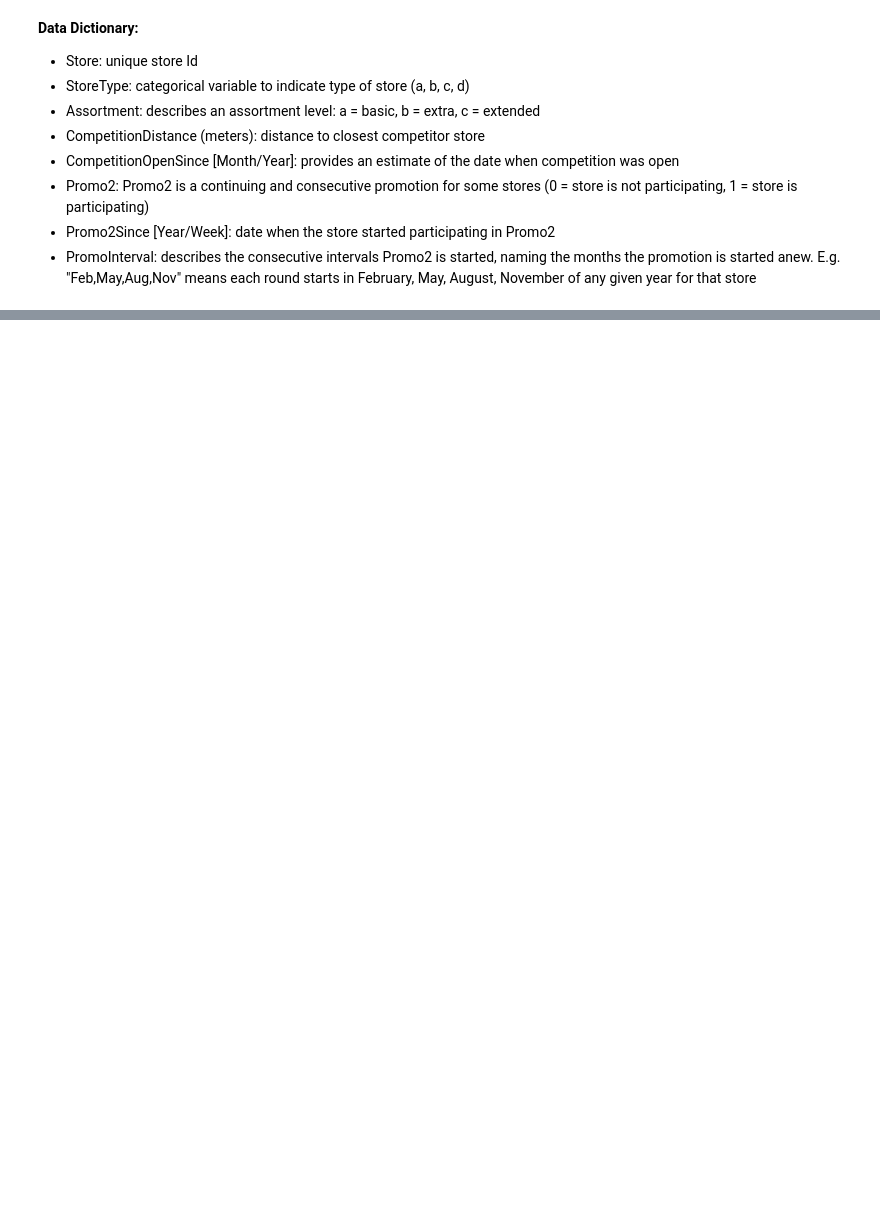
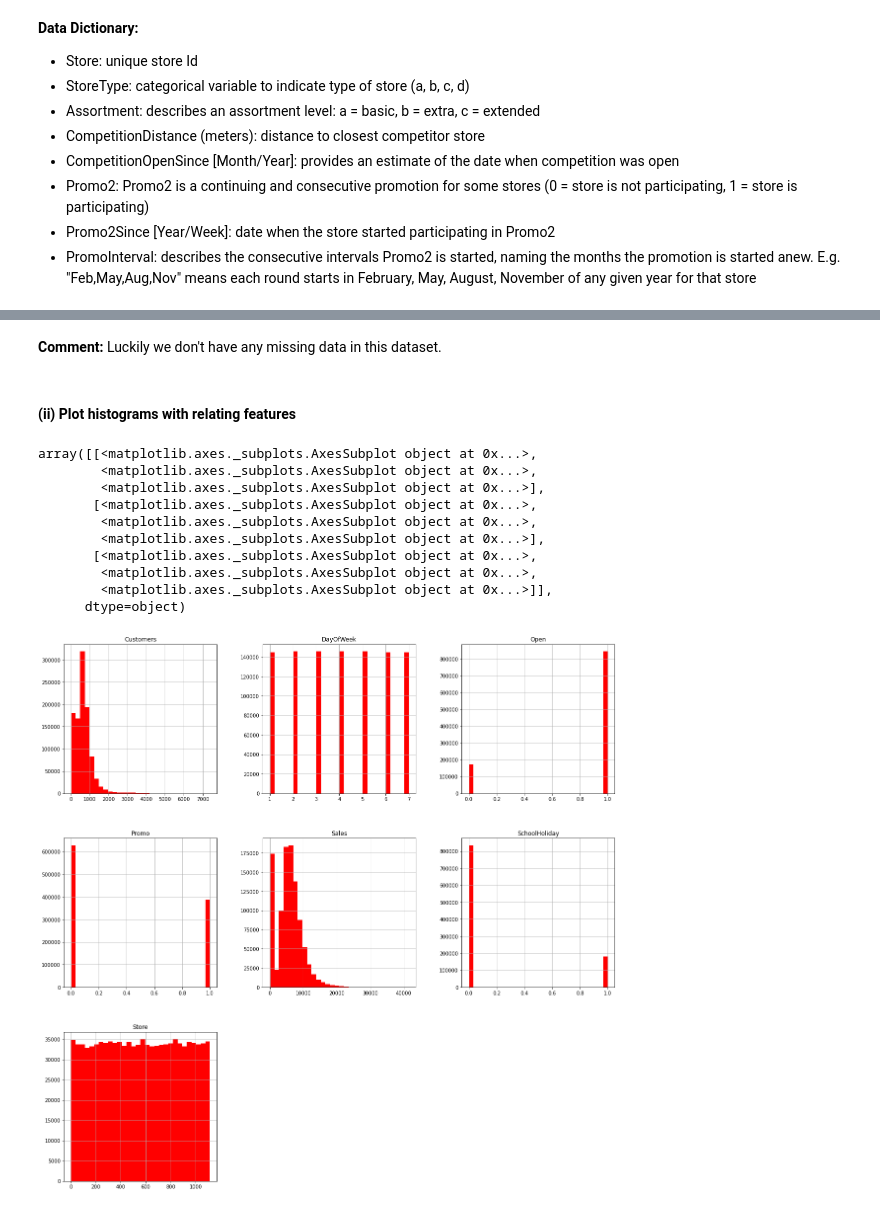
Before and after one commit to Panostam/Sales_Department_Project, a Jupyter notebook: Forecast_Project.ipynb, the cells around one changed output, grey strips where cells are left out. Cells and saved outputs as stored; diff of their text form; code cells hidden in the pictures; blank space fills up the shorter version.

```diff
--- a/Forecast_Project.ipynb
+++ b/Forecast_Project.ipynb
@@ -126,0 +138,19 @@ store_info_df.describe()
+# %% [markdown]
+**Comment:**
+Luckily we don't have any missing data in this dataset.
+# %% [markdown]
+#### (ii) Plot histograms with relating features
+# %%
+sales_train_df.hist(bins=30, figsize=(20,20),color='r')
+# %% [output]
+array([[<matplotlib.axes._subplots.AxesSubplot object at 0x...>,
+        <matplotlib.axes._subplots.AxesSubplot object at 0x...>,
+        <matplotlib.axes._subplots.AxesSubplot object at 0x...>],
+       [<matplotlib.axes._subplots.AxesSubplot object at 0x...>,
+        <matplotlib.axes._subplots.AxesSubplot object at 0x...>,
+        <matplotlib.axes._subplots.AxesSubplot object at 0x...>],
+       [<matplotlib.axes._subplots.AxesSubplot object at 0x...>,
+        <matplotlib.axes._subplots.AxesSubplot object at 0x...>,
+        <matplotlib.axes._subplots.AxesSubplot object at 0x...>]],
+      dtype=object)
+[figure, added]
```
Also changed, not shown: parts of 53 cells of this notebook.
